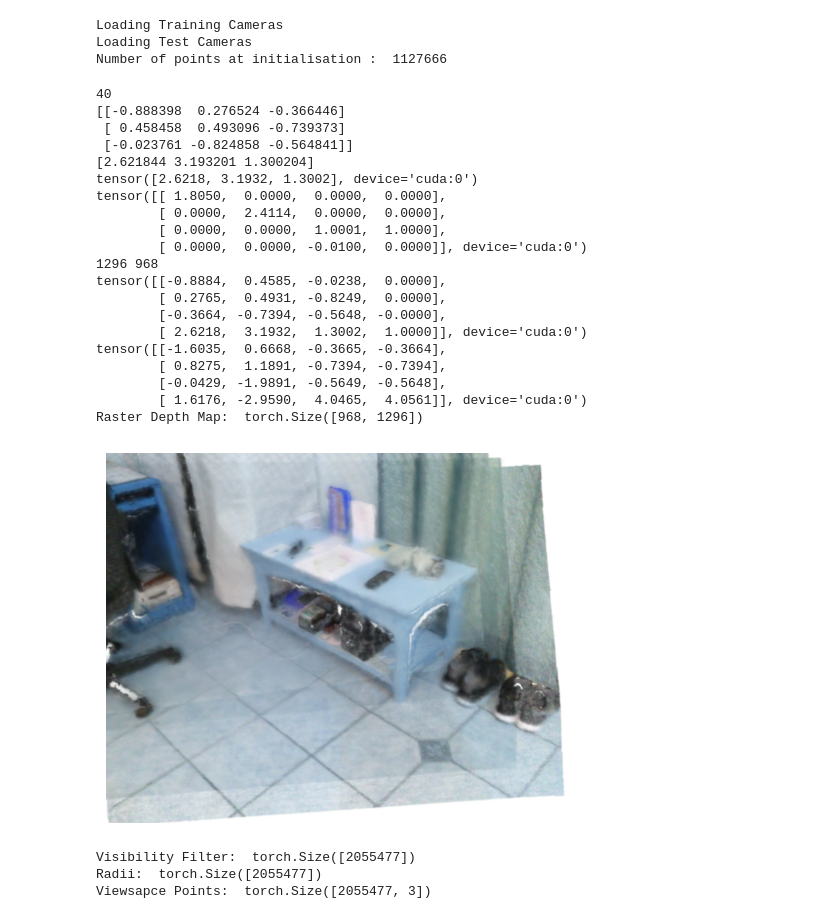
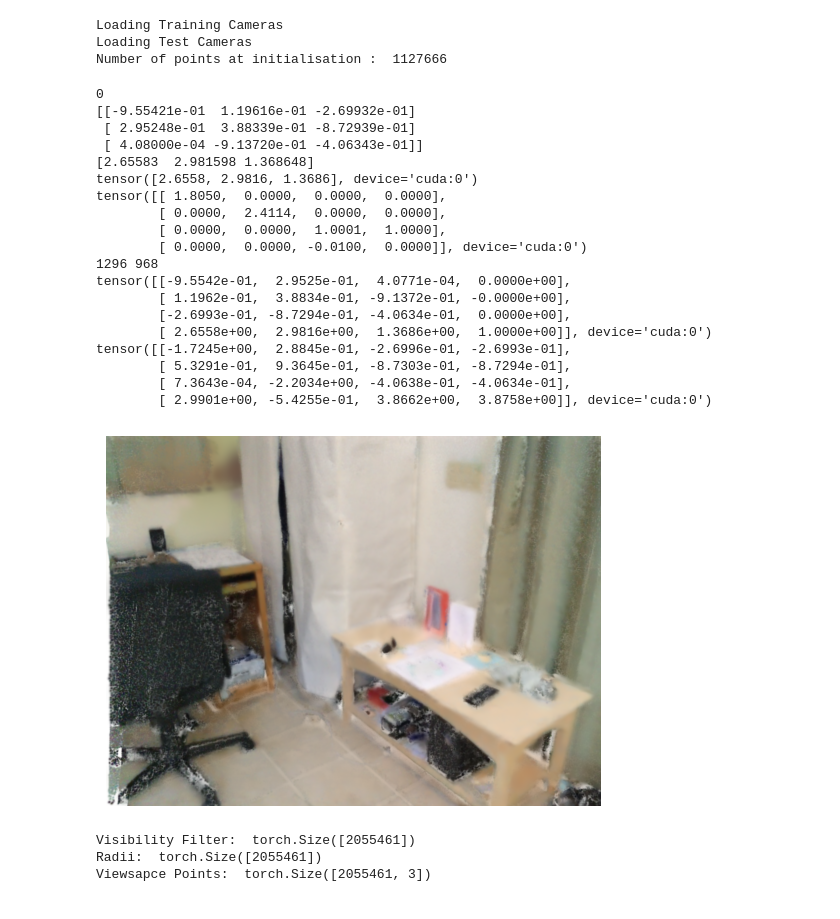
Before and after one commit to viswaravi/gaussian-splatting, a Jupyter notebook: Progressive_Train.ipynb, the cells around one changed output. Drawn from its saved outputs; the diff is of its cells as text; code cells hidden in the pictures.

```diff
--- a/Progressive_Train.ipynb
+++ b/Progressive_Train.ipynb
@@ -197,19 +197,24 @@ def renderGSwithStats(viewpoint_cam, gaussians, pipeline):
         # Render
         bg = torch.ones((3), device="cuda")
         render_pkg = render(viewpoint_cam, gaussians, pipeline, bg)
-        image, viewspace_point_tensor, visibility_filter, radii, raster_depth_map = render_pkg["render"], render_pkg["viewspace_points"], render_pkg["visibility_filter"], render_pkg["radii"], render_pkg["raster_depth"]
+        # image, viewspace_point_tensor, visibility_filter, radii, raster_depth_map = render_pkg["render"], render_pkg["viewspace_points"], render_pkg["visibility_filter"], render_pkg["radii"], render_pkg["raster_depth"]
+        image, viewspace_point_tensor, visibility_filter, radii = render_pkg["render"], render_pkg["viewspace_points"], render_pkg["visibility_filter"], render_pkg["radii"]
         showGSRender(image)
 
         print("Visibility Filter: ", visibility_filter.shape)
         print("Radii: ", radii.shape)
         print("Viewsapce Points: ", viewspace_point_tensor.shape)
-        return raster_depth_map
+        # return raster_depth_map
 # %%
 # Setup Command line Arg
 # sys.argv = ["train.py", "-s", "G:\\Universitat Siegen\\SA\\P-GPU\\Code\\gaussian-splatting\\data\\RGBD_Data", "-r" ,"1"]
                         # "-m" , "G:\\Universitat Siegen\\SA\\P-GPU\\Code\\gaussian-splatting\\output\\RGBD_Model"]
 
-sys.argv = ["train.py", "-s", "G:\\Universitat Siegen\\SA\\P-GPU\\Code\\gaussian-splatting\\data\\ScanNet\\scene0000_00", "-r" ,"1"]
+sys.argv = ["train.py",
+            "-s", "G:\\Universitat Siegen\\SA\\P-GPU\\Code\\gaussian-splatting\\data\\ScanNet\\scene0000_00",
+            "-r" ,"1",
+            "-m" ,"G:\\Universitat Siegen\\SA\\P-GPU\\Code\\gaussian-splatting\\output\\ScanNet\\scene0000_00"
+            ]
 
 parser = ArgumentParser(description='Progressice Gaussian Splatting')
 model = ModelParams(parser)
@@ -220,10 +225,10 @@ op = OptimizationParams(parser)
 # parser.add_argument('--port', type=int, default=6009)
 parser.add_argument('--debug_from', type=int, default=-1)
 # parser.add_argument('--detect_anomaly', action='store_true', default=False)
-parser.add_argument("--save_iterations", nargs="+", type=int, default=[50, 100])
-parser.add_argument("--test_iterations", nargs="+", type=int, default=[50, 100])
+parser.add_argument("--save_iterations", nargs="+", type=int, default=[50, 100, 150, 200, 250, 300])
+parser.add_argument("--test_iterations", nargs="+", type=int, default=[250])
 parser.add_argument("--quiet", action="store_true")
-parser.add_argument("--checkpoint_iterations", nargs="+", type=int, default=[50])
+parser.add_argument("--checkpoint_iterations", nargs="+", type=int, default=[100,200,300])
 parser.add_argument("--start_checkpoint", type=str, default = None)
 
 args = parser.parse_args(sys.argv[1:])
@@ -256,31 +261,31 @@ if not viewpoint_stack:
 # viewpoint_cam = viewpoint_stack.pop(randint(0, len(viewpoint_stack)-1))
 # %%
 # Redner the first viewpoint
-raster_depth_map = renderGSwithStats(viewpoint_stack[0], gaussians, pipeline)
+# raster_depth_map = renderGSwithStats(viewpoint_stack[2], gaussians, pipeline)
+renderGSwithStats(viewpoint_stack[0], gaussians, pipeline)
 # %% [output]
-40
-[[-0.888398  0.276524 -0.366446]
- [ 0.458458  0.493096 -0.739373]
- [-0.023761 -0.824858 -0.564841]]
-[2.621844 3.193201 1.300204]
-tensor([2.6218, 3.1932, 1.3002], device='cuda:0')
+0
+[[-9.55421e-01  1.19616e-01 -2.69932e-01]
+ [ 2.95248e-01  3.88339e-01 -8.72939e-01]
+ [ 4.08000e-04 -9.13720e-01 -4.06343e-01]]
+[2.65583  2.981598 1.368648]
+tensor([2.6558, 2.9816, 1.3686], device='cuda:0')
 tensor([[ 1.8050,  0.0000,  0.0000,  0.0000],
         [ 0.0000,  2.4114,  0.0000,  0.0000],
         [ 0.0000,  0.0000,  1.0001,  1.0000],
         [ 0.0000,  0.0000, -0.0100,  0.0000]], device='cuda:0')
 1296 968
-tensor([[-0.8884,  0.4585, -0.0238,  0.0000],
-        [ 0.2765,  0.4931, -0.8249,  0.0000],
-        [-0.3664, -0.7394, -0.5648, -0.0000],
-        [ 2.6218,  3.1932,  1.3002,  1.0000]], device='cuda:0')
-tensor([[-1.6035,  0.6668, -0.3665, -0.3664],
-        [ 0.8275,  1.1891, -0.7394, -0.7394],
-        [-0.0429, -1.9891, -0.5649, -0.5648],
-        [ 1.6176, -2.9590,  4.0465,  4.0561]], device='cuda:0')
-Raster Depth Map:  torch.Size([968, 1296])
+tensor([[-9.5542e-01,  2.9525e-01,  4.0771e-04,  0.0000e+00],
+        [ 1.1962e-01,  3.8834e-01, -9.1372e-01, -0.0000e+00],
+        [-2.6993e-01, -8.7294e-01, -4.0634e-01,  0.0000e+00],
+        [ 2.6558e+00,  2.9816e+00,  1.3686e+00,  1.0000e+00]], device='cuda:0')
+tensor([[-1.7245e+00,  2.8845e-01, -2.6996e-01, -2.6993e-01],
+        [ 5.3291e-01,  9.3645e-01, -8.7303e-01, -8.7294e-01],
+        [ 7.3643e-04, -2.2034e+00, -4.0638e-01, -4.0634e-01],
+        [ 2.9901e+00, -5.4255e-01,  3.8662e+00,  3.8758e+00]], device='cuda:0')
-[figure, old version]
+[figure, new version]
-Visibility Filter:  torch.Size([2055477])
-Radii:  torch.Size([2055477])
-Viewsapce Points:  torch.Size([2055477, 3])
+Visibility Filter:  torch.Size([2055461])
+Radii:  torch.Size([2055461])
+Viewsapce Points:  torch.Size([2055461, 3])
 # %%
 # Visualize the depth map
```
Also changed, not shown: parts of 5 cells of this notebook, 1 other file.
